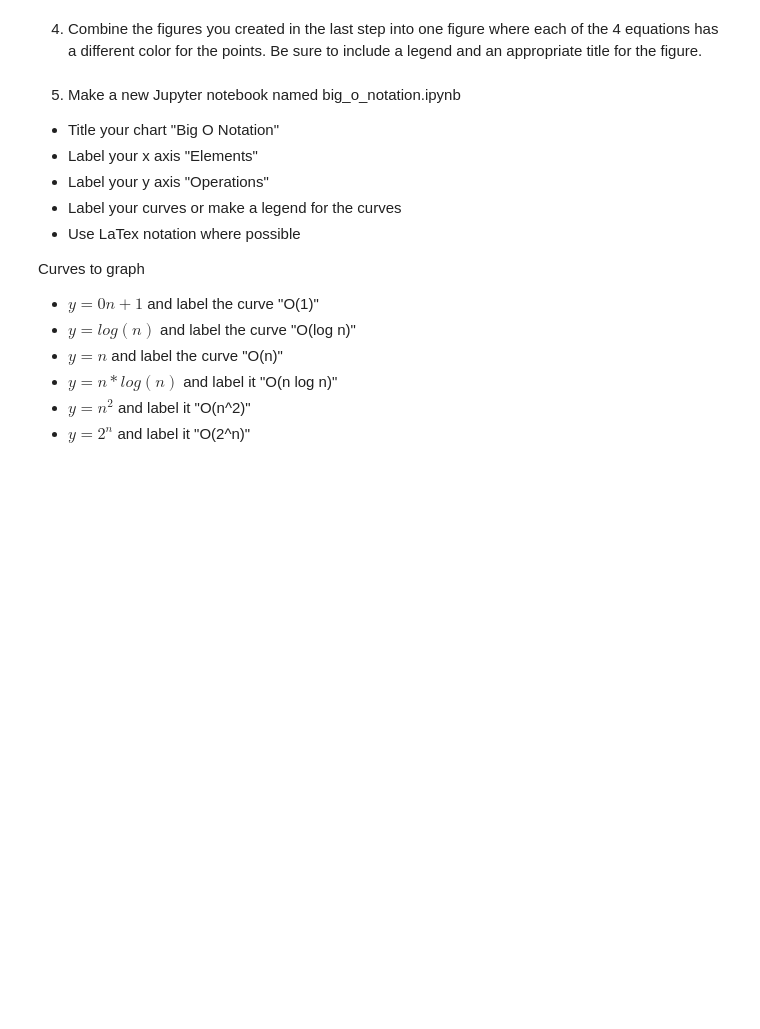
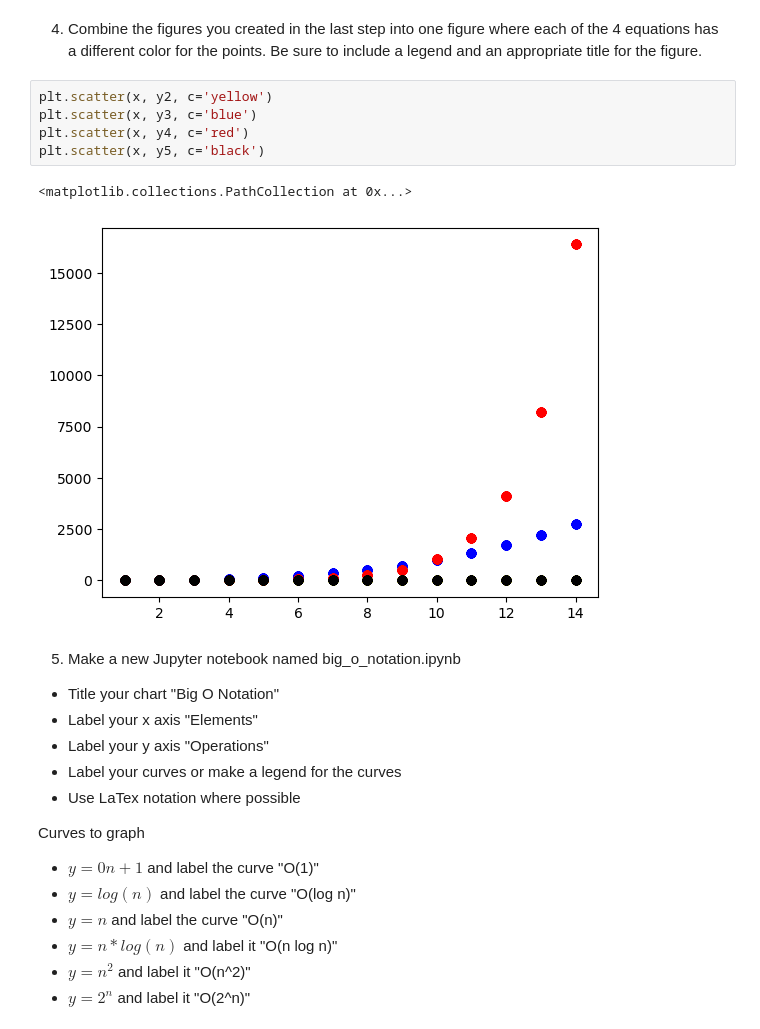
Before and after one commit to JoshuaHolt-Tech/numpy-pandas-visualization-exercises, a Jupyter notebook: matplotlib_exercises.ipynb, the cells around one changed output. Saved outputs shown, nothing was run; the diff lists cells and outputs as text; blank space fills up the shorter version.

```diff
--- a/matplotlib_exercises.ipynb
+++ b/matplotlib_exercises.ipynb
@@ -36,5 +57,13 @@ You can use functions from the math module to help implement some of the equatio
 # %% [markdown]
 4. Combine the figures you created in the last step into one figure where each of the 4 equations has a different color for the points. Be sure to include a legend and an appropriate title for the figure.
+# %%
+plt.scatter(x, y2, c='yellow')
+plt.scatter(x, y3, c='blue')
+plt.scatter(x, y4, c='red')
+plt.scatter(x, y5, c='black')
+# %% [output]
+<matplotlib.collections.PathCollection at 0x...>
+[figure, added]
 # %% [markdown]
 5. Make a new Jupyter notebook named big_o_notation.ipynb
 
```
Also changed, not shown: parts of 5 cells of this notebook, 1 other file.
